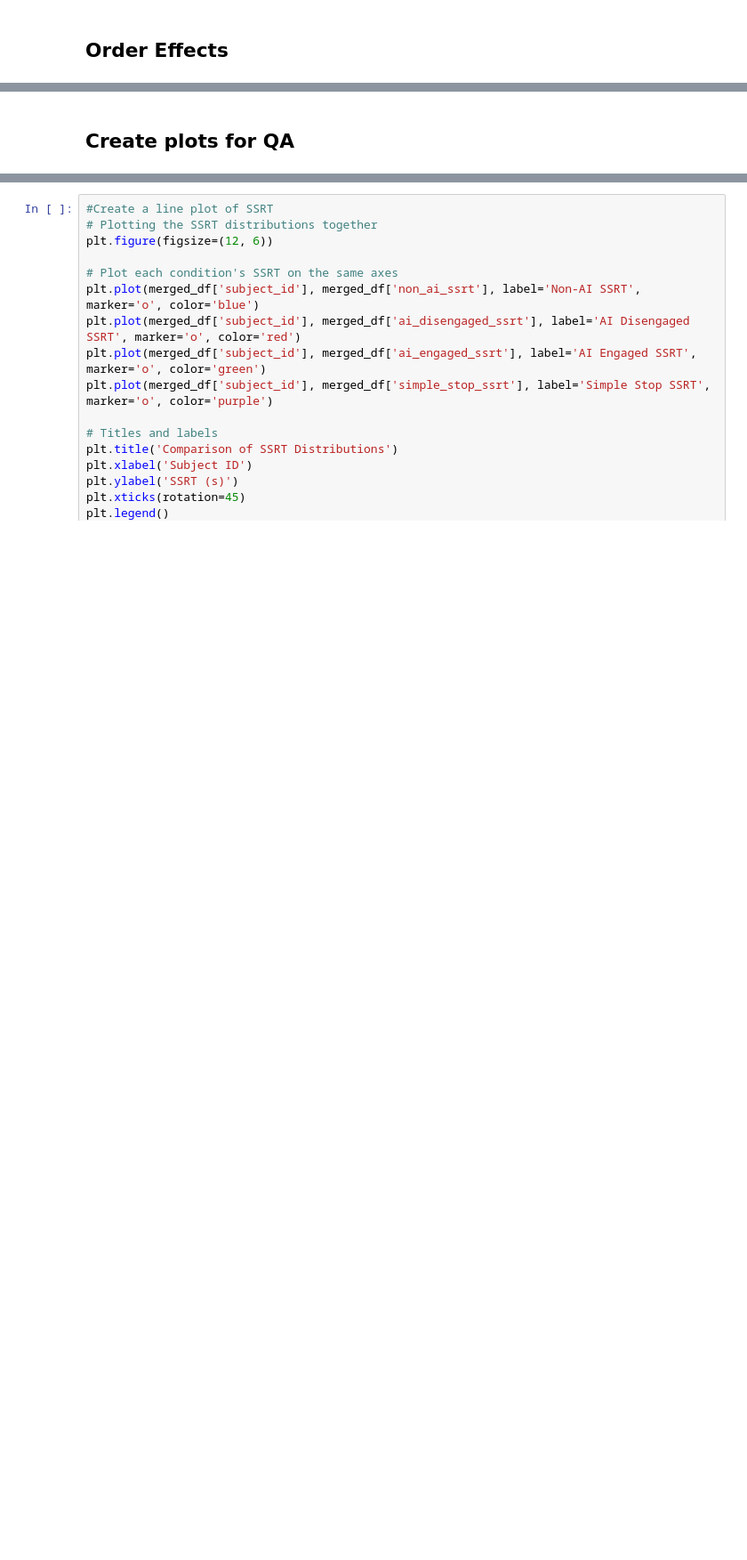
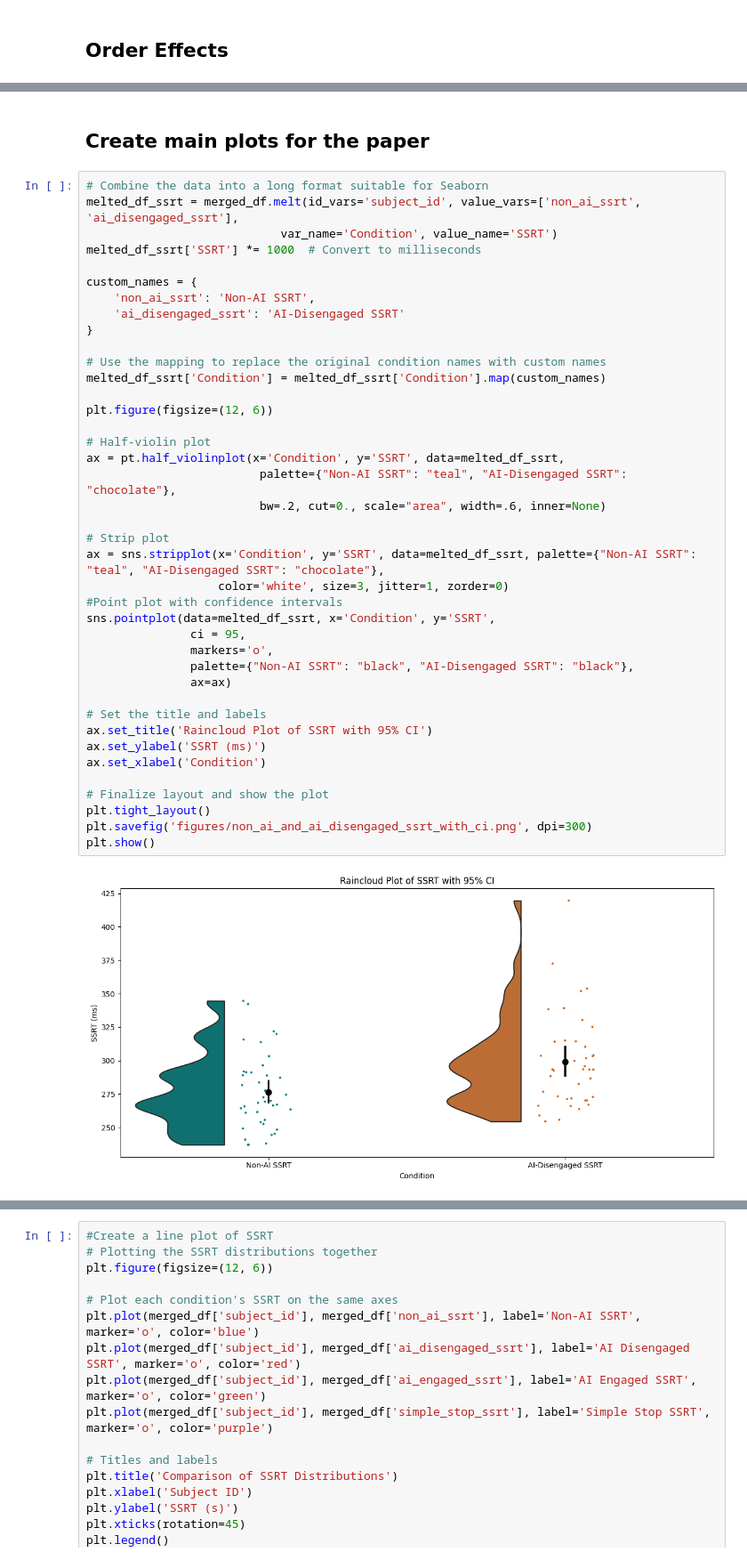
Before and after one commit to kriti-ach/SharedControlPaper, a Jupyter notebook: notebooks/analysis/shared_control_results.ipynb, the cells around one changed output, grey strips where cells are left out. Shown at 89% size. Drawn from its saved outputs; the diff is of its cells as text; blank space fills up the shorter version.

```diff
--- a/notebooks/analysis/shared_control_results.ipynb
+++ b/notebooks/analysis/shared_control_results.ipynb
@@ -168,2 +393,44 @@ AI Disengaged vs Non-AI SSRT Comparison in the second half of trials: t-statisti
 # %% [markdown]
-## Create plots for QA
+## Create main plots for the paper
+# %%
+# Combine the data into a long format suitable for Seaborn
+melted_df_ssrt = merged_df.melt(id_vars='subject_id', value_vars=['non_ai_ssrt', 'ai_disengaged_ssrt'],
+                            var_name='Condition', value_name='SSRT')
+melted_df_ssrt['SSRT'] *= 1000  # Convert to milliseconds
+
+custom_names = {
+    'non_ai_ssrt': 'Non-AI SSRT',
+    'ai_disengaged_ssrt': 'AI-Disengaged SSRT'
+}
+
+# Use the mapping to replace the original condition names with custom names
+melted_df_ssrt['Condition'] = melted_df_ssrt['Condition'].map(custom_names)
+
+plt.figure(figsize=(12, 6))
+
+# Half-violin plot
+ax = pt.half_violinplot(x='Condition', y='SSRT', data=melted_df_ssrt,
+                         palette={"Non-AI SSRT": "teal", "AI-Disengaged SSRT": "chocolate"},
+                         bw=.2, cut=0., scale="area", width=.6, inner=None)
+
+# Strip plot
+ax = sns.stripplot(x='Condition', y='SSRT', data=melted_df_ssrt, palette={"Non-AI SSRT": "teal", "AI-Disengaged SSRT": "chocolate"},
+                   color='white', size=3, jitter=1, zorder=0)
+#Point plot with confidence intervals
+sns.pointplot(data=melted_df_ssrt, x='Condition', y='SSRT',
+               ci = 95,
+               markers='o',
+               palette={"Non-AI SSRT": "black", "AI-Disengaged SSRT": "black"},
+               ax=ax)
+
+# Set the title and labels
+ax.set_title('Raincloud Plot of SSRT with 95% CI')
+ax.set_ylabel('SSRT (ms)')
+ax.set_xlabel('Condition')
+
+# Finalize layout and show the plot
+plt.tight_layout()
+plt.savefig('figures/non_ai_and_ai_disengaged_ssrt_with_ci.png', dpi=300)
+plt.show()
+# %% [output]
+[figure, added]
```
Also changed, not shown: parts of 43 cells of this notebook, 54 other files.
